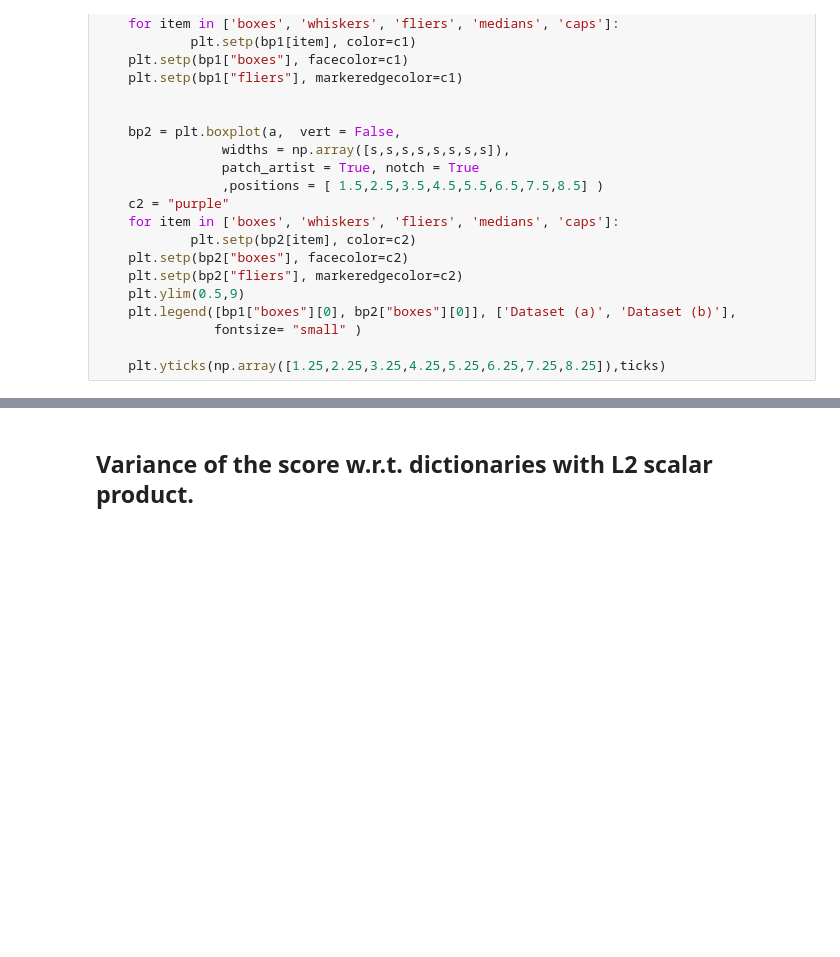
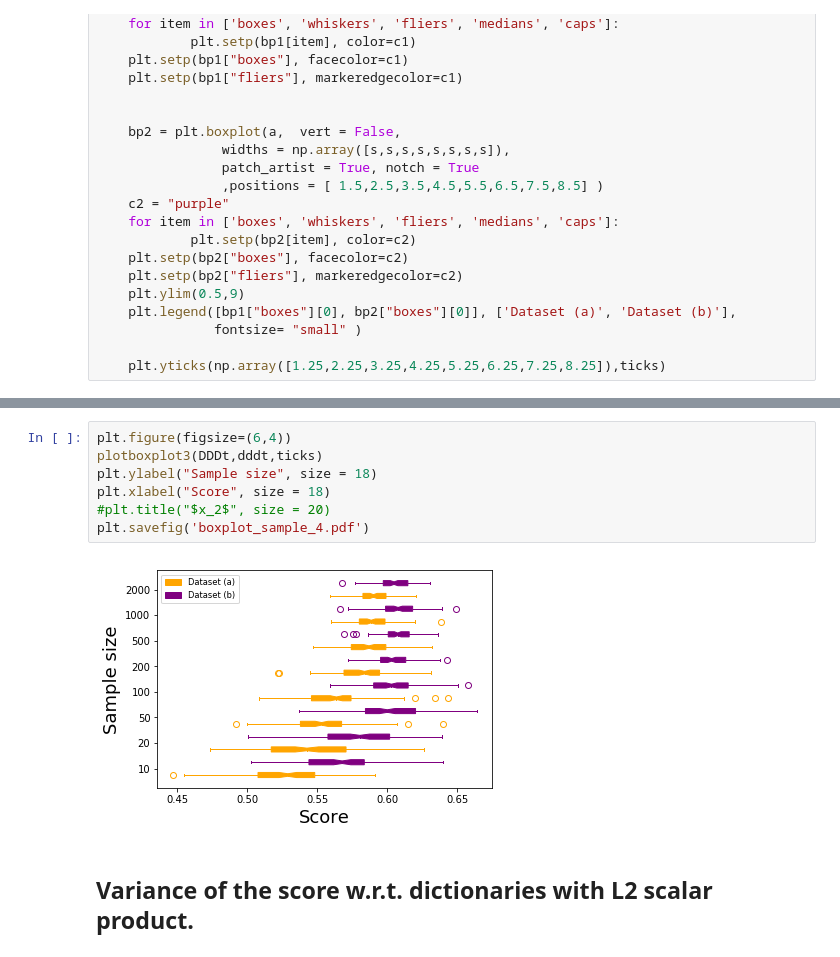
Before and after one commit to GuillaumeStaermanML/FIF, a Jupyter notebook: Code_FIF/Boxplots/Boxplots_paper.ipynb, the cells around one changed output, grey strips where cells are left out. Drawn from its saved outputs; the diff is of its cells as text; blank space fills up the shorter version.

```diff
--- a/Code_FIF/Boxplots/Boxplots_paper.ipynb
+++ b/Code_FIF/Boxplots/Boxplots_paper.ipynb
@@ -140,3 +166,12 @@ Text(0.5, 0, 'Score')
+# %%
+plt.figure(figsize=(6,4))
+plotboxplot3(DDDt,dddt,ticks)
+plt.ylabel("Sample size", size = 18)
+plt.xlabel("Score", size = 18)
+#plt.title("$x_2$", size = 20)
+plt.savefig('boxplot_sample_4.pdf')
+# %% [output]
+[figure, added]
 # %% [markdown]
 ## Variance of the score w.r.t. dictionaries with L2 scalar product.
 # %%
```
Also changed, not shown: parts of 9 cells of this notebook, 10 other files.
